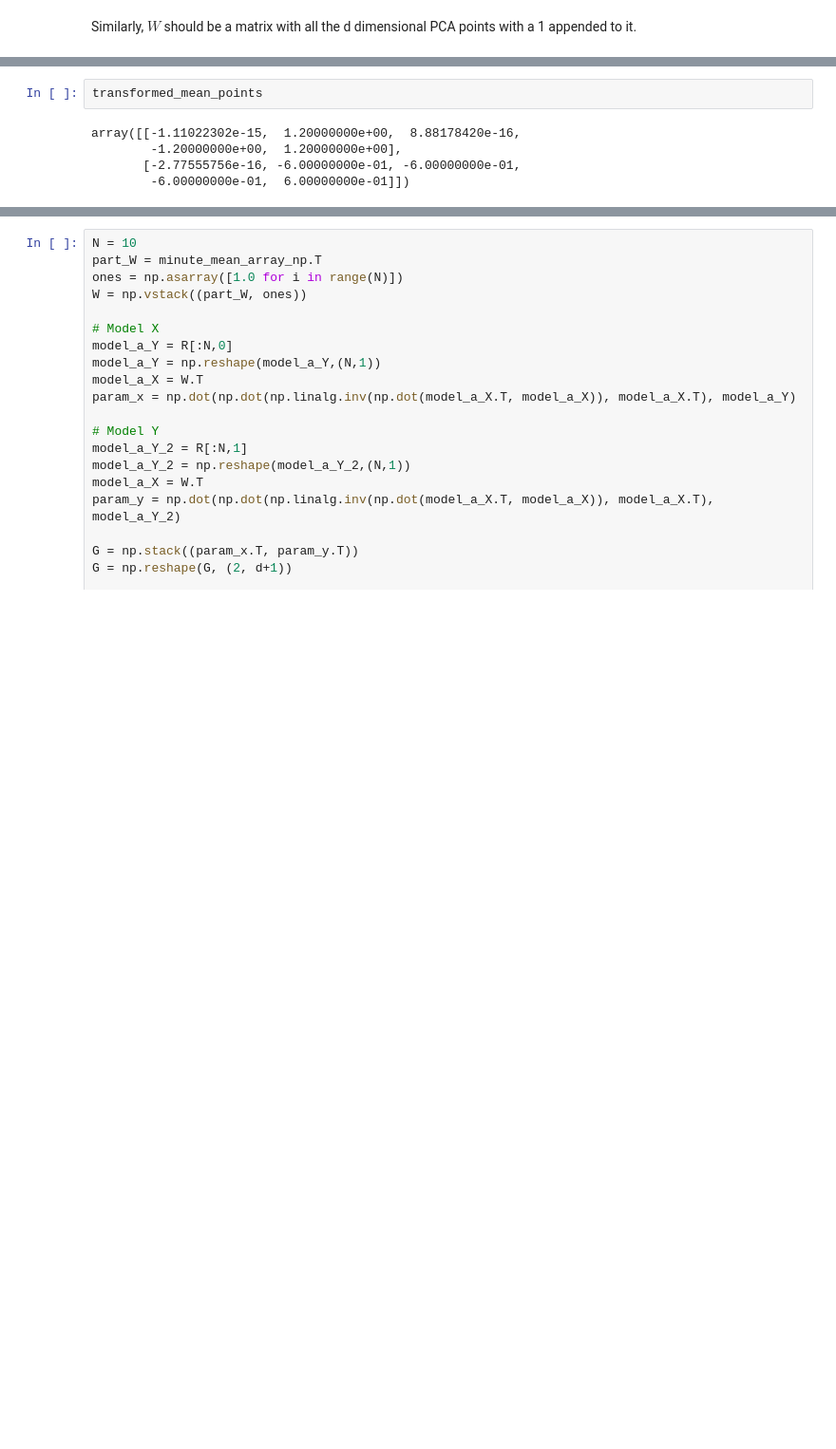
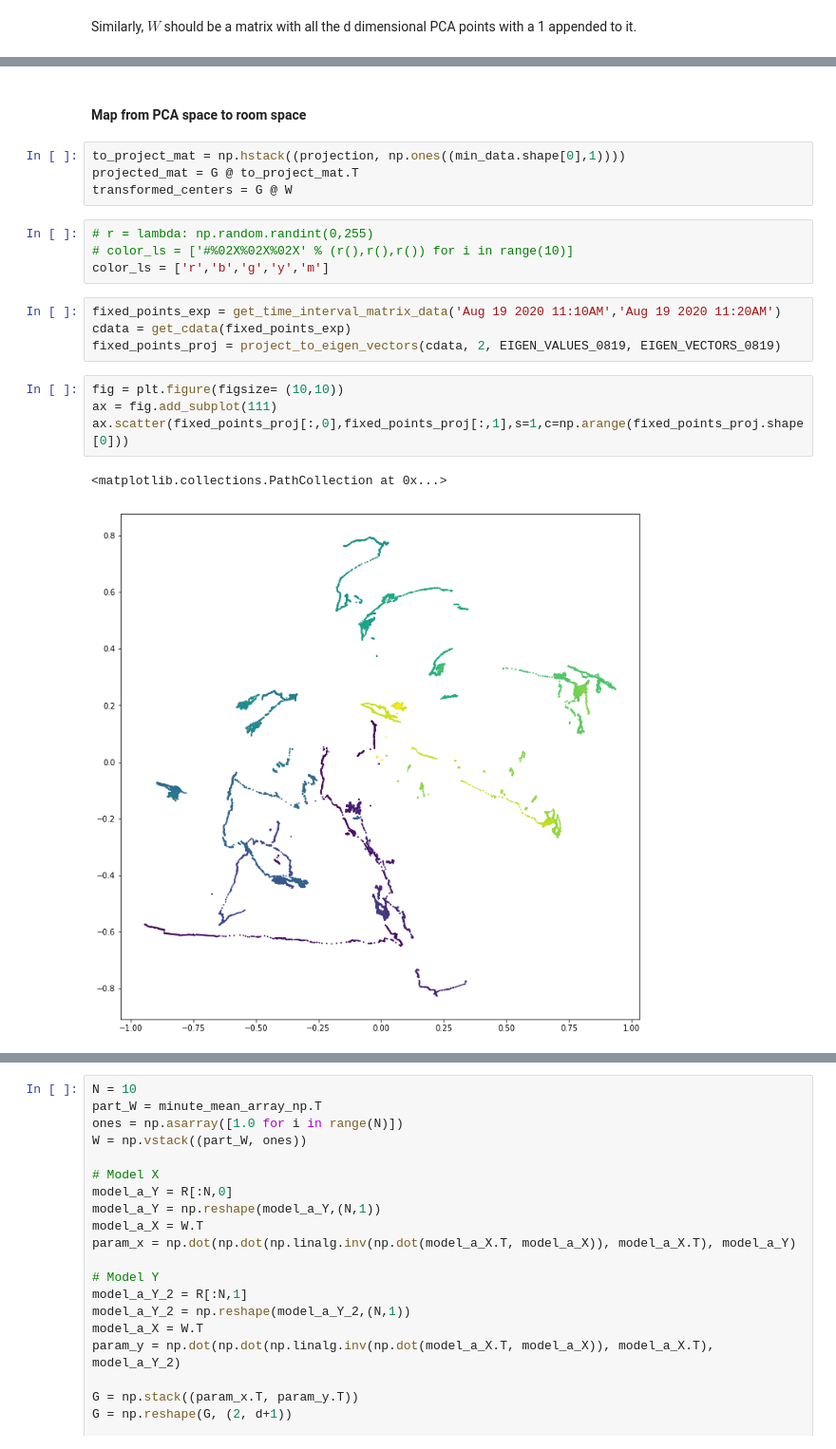
Before and after one commit to ArdelAlegre1/SoundMapping, a Jupyter notebook: Analysis/notebooks/PCA_to_room_mapping_implementation.ipynb, the cells around one changed output, grey strips where cells are left out. Shown at 95% size. Cells and saved outputs as stored; diff of their text form; blank space fills up the shorter version.

```diff
--- a/Analysis/notebooks/PCA_to_room_mapping_implementation.ipynb
+++ b/Analysis/notebooks/PCA_to_room_mapping_implementation.ipynb
@@ -245,8 +157,22 @@ transformed_mean_points = G @ model_a_X.T
-# %%
-transformed_mean_points
-# %% [output]
-array([[-1.11022302e-15,  1.20000000e+00,  8.88178420e-16,
-        -1.20000000e+00,  1.20000000e+00],
-       [-2.77555756e-16, -6.00000000e-01, -6.00000000e-01,
-        -6.00000000e-01,  6.00000000e-01]])
+# %% [markdown]
+#### Map from PCA space to room space
+# %%
+to_project_mat = np.hstack((projection, np.ones((min_data.shape[0],1))))
+projected_mat = G @ to_project_mat.T
+transformed_centers = G @ W
+# %%
+# r = lambda: np.random.randint(0,255)
+# color_ls = ['#%02X%02X%02X' % (r(),r(),r()) for i in range(10)]
+color_ls = ['r','b','g','y','m']
+# %%
+fixed_points_exp = get_time_interval_matrix_data('Aug 19 2020 11:10AM','Aug 19 2020 11:20AM')
+cdata = get_cdata(fixed_points_exp)
+fixed_points_proj = project_to_eigen_vectors(cdata, 2, EIGEN_VALUES_0819, EIGEN_VECTORS_0819)
+# %%
+fig = plt.figure(figsize= (10,10))
+ax = fig.add_subplot(111)
+ax.scatter(fixed_points_proj[:,0],fixed_points_proj[:,1],s=1,c=np.arange(fixed_points_proj.shape[0]))
+# %% [output]
+<matplotlib.collections.PathCollection at 0x...>
+[figure, added]
 # %%
```
Also changed, not shown: parts of 54 cells of this notebook, 2 other files.
